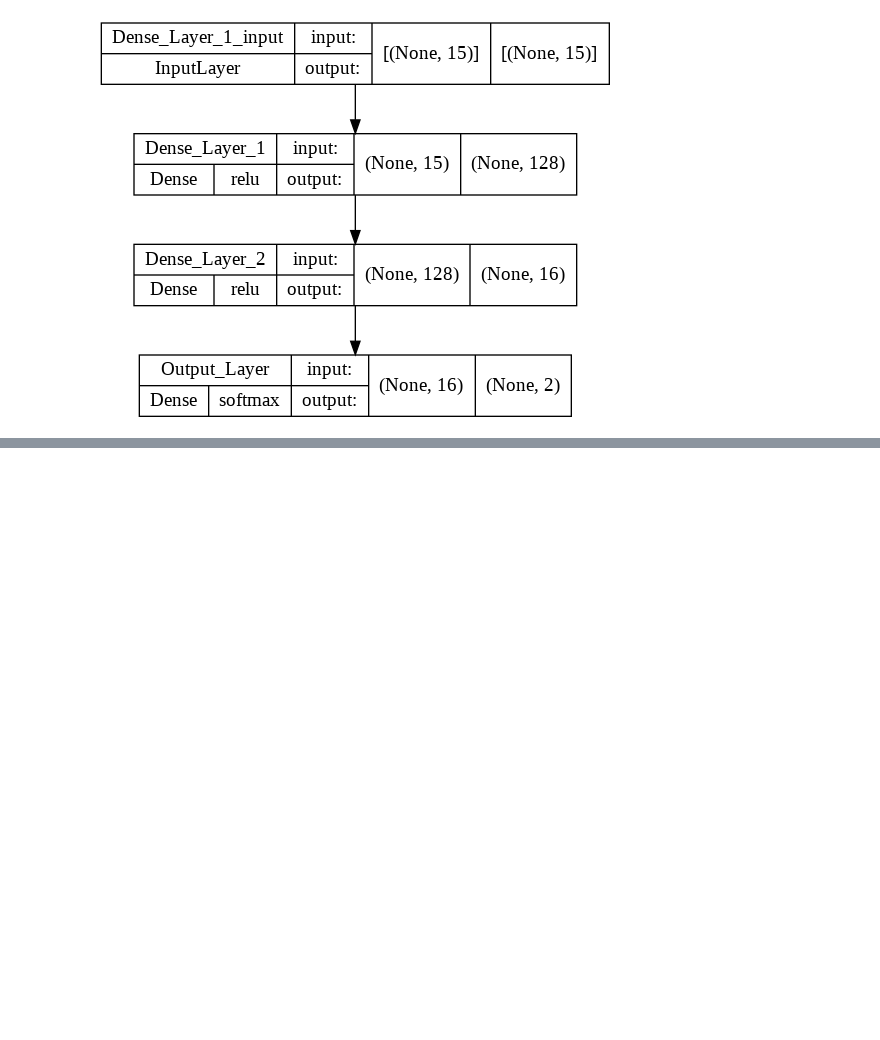
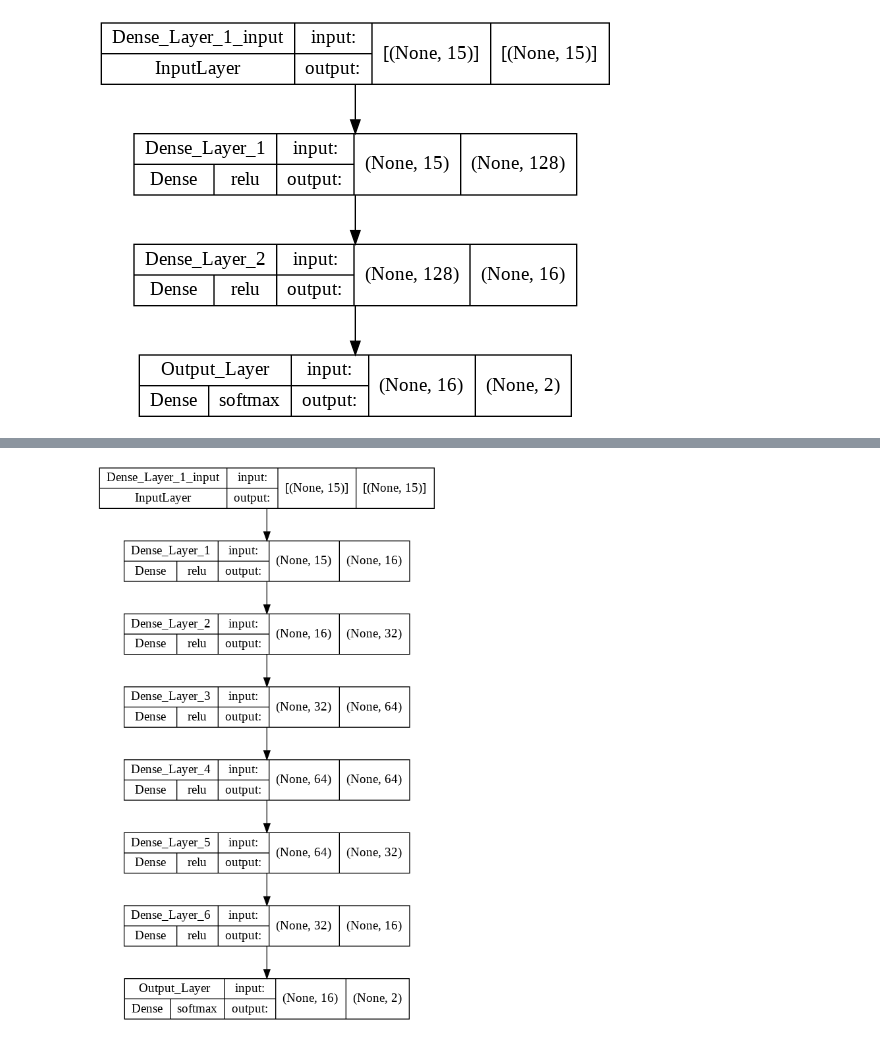
Before and after one commit to AUT-Student/NN-HW1, a Jupyter notebook: NN_HW1.ipynb, the cells around one changed output, grey strips where cells are left out. Cells and saved outputs as stored; diff of their text form; code cells hidden in the pictures; blank space fills up the shorter version.

```diff
--- a/NN_HW1.ipynb
+++ b/NN_HW1.ipynb
@@ -212,9 +211,17 @@ from tensorflow import keras
 # %%
-model = keras.models.Sequential([
-                                 keras.layers.Dense(units=128, activation="relu", name="Dense_Layer_1"),
-                                 keras.layers.Dense(units=16, activation="relu", name="Dense_Layer_2"),
-                                 keras.layers.Dense(2, activation="softmax", name="Output_Layer")
-])
+class SimpleModel(keras.Model):
+  def __init__(self):
+    super().__init__()
+    self.model = keras.models.Sequential([
+                                    keras.layers.Dense(units=128, activation="relu", name="Dense_Layer_1"),
+                                    keras.layers.Dense(units=16, activation="relu", name="Dense_Layer_2"),
+                                    keras.layers.Dense(2, activation="softmax", name="Output_Layer")
+    ])
+
+  def call(self, inputs):
+    return self.model(inputs)
+# %%
+model = SimpleModel()
 # %%
 model.compile(optimizer="adam", loss="sparse_categorical_crossentropy", metrics=["accuracy"])
 # %%
@@ -244,0 +254,20 @@ keras.utils.plot_model(model, show_layer_activations=True, show_shapes=True, sho
+# %%
+class ComplexModel(keras.Model):
+  def __init__(self, number_hidden_layers, number_hidden_units):
+    super().__init__()
+
+    if number_hidden_layers<0:
+      raise Exception("The number of hidden layers must be a non-negetive number")
+
+    if number_hidden_layers != len(number_hidden_units):
+      raise Exception("The number of hidden layers must equal to the length of the number of hidden units list")
+
+    self.model = keras.models.Sequential()
+
+    for i in range(number_hidden_layers):
+      self.model.add(keras.layers.Dense(units=number_hidden_units[i], activation="relu", name=f"Dense_Layer_{i+1}"))
+
+    self.model.add(keras.layers.Dense(2, activation="softmax", name="Output_Layer"))
+
+  def call(self, inputs):
+    return self.model(inputs)
@@ -244,0 +458,4 @@ keras.utils.plot_model(model, show_layer_activations=True, show_shapes=True, sho
+# %%
+model = ComplexModel(number_hidden_layers=6, number_hidden_units=[16, 32, 64, 64, 32, 16])
+model.compile(optimizer="adam", loss="sparse_categorical_crossentropy", metrics=["accuracy"])
+model.fit(x=X_train, y=Y_train, epochs=20, validation_data=(X_valid, Y_valid), verbose=1)
@@ -244,0 +481,4 @@ keras.utils.plot_model(model, show_layer_activations=True, show_shapes=True, sho
+# %%
+keras.utils.plot_model(model.model, show_layer_activations=True, show_shapes=True, show_layer_names=True)
+# %% [output]
+[figure, added]
```
Also changed, not shown: parts of 25 cells of this notebook.
